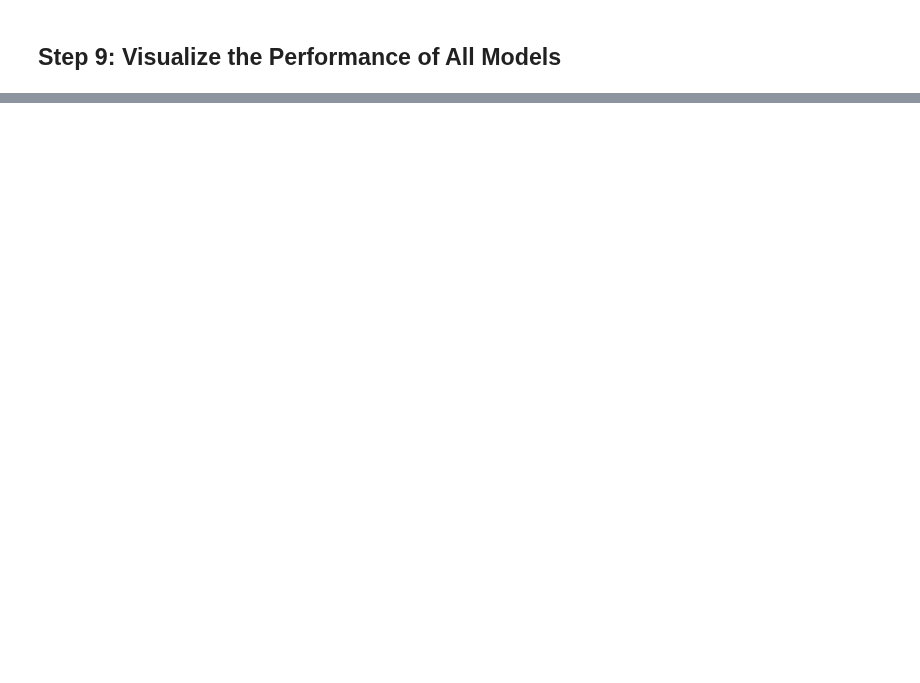
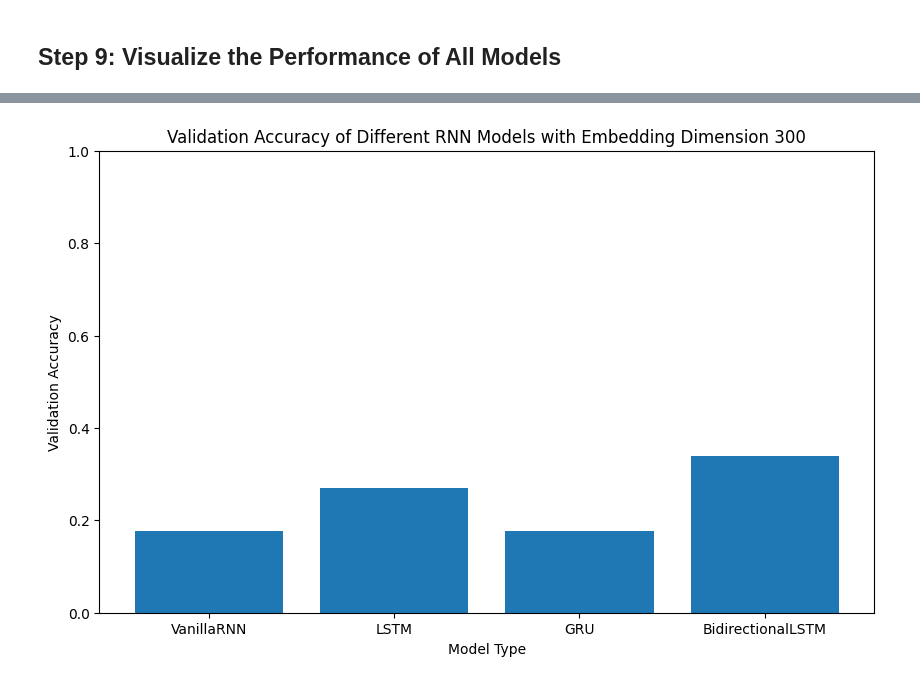
Before and after one commit to sheldonkemper/portfolio, a Jupyter notebook: CAM_DS_301_Sentiment_analysis_and_text_classification_Activity_2_2_6.ipynb, the cells around one changed output, grey strips where cells are left out. Cells and saved outputs as stored; diff of their text form; code cells hidden in the pictures; blank space fills up the shorter version.

```diff
--- a/CAM_DS_301_Sentiment_analysis_and_text_classification_Activity_2_2_6.ipynb
+++ b/CAM_DS_301_Sentiment_analysis_and_text_classification_Activity_2_2_6.ipynb
@@ -356,0 +374,21 @@ plt.show()
+# %%
+import matplotlib.pyplot as plt
+
+# Model performance from the results you shared
+model_performance = {
+    'VanillaRNN': 0.1779,
+    'LSTM': 0.2703,
+    'GRU': 0.1779,
+    'BidirectionalLSTM': 0.3400
+}
+
+# Plot the validation accuracy of each model
+plt.figure(figsize=(10, 6))
+plt.bar(model_performance.keys(), model_performance.values())
+plt.xlabel("Model Type")
+plt.ylabel("Validation Accuracy")
+plt.title("Validation Accuracy of Different RNN Models with Embedding Dimension 300")
+plt.ylim(0, 1)  # Scale y-axis from 0 to 1 for clarity
+plt.show()
+# %% [output]
+[figure, added]
```
Also changed, not shown: parts of 4 cells of this notebook.
